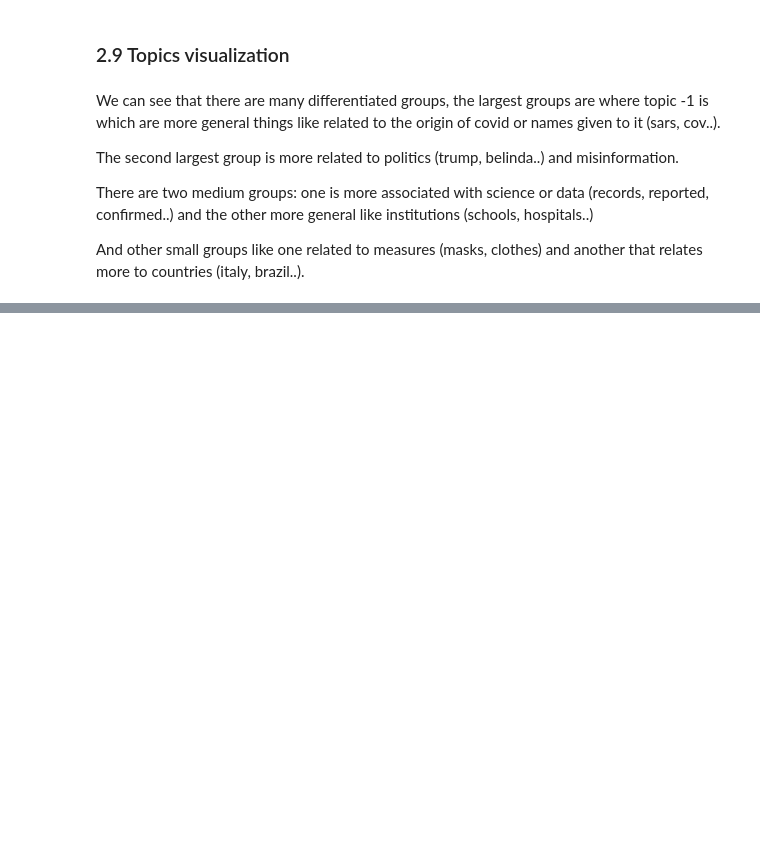
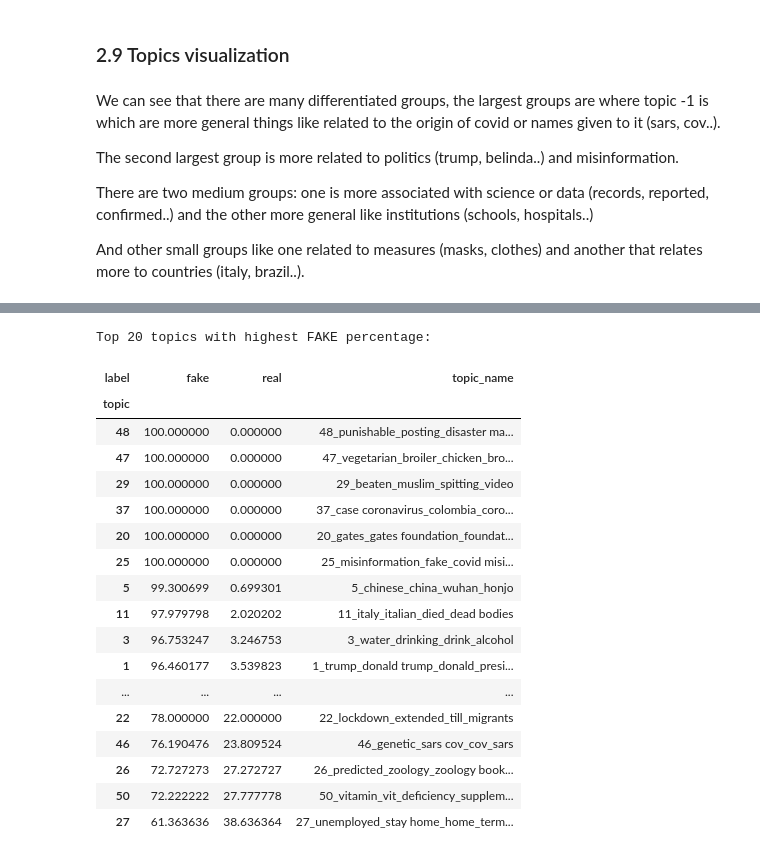
Before and after one commit to JavierPs287/MLTask2, a Jupyter notebook: COVID_Eda+NoInformado_ingles.ipynb, the cells around one changed output, grey strips where cells are left out. Drawn from its saved outputs; the diff is of its cells as text; code cells hidden in the pictures; blank space fills up the shorter version.

```diff
--- a/COVID_Eda+NoInformado_ingles.ipynb
+++ b/COVID_Eda+NoInformado_ingles.ipynb
@@ -580,0 +643,25 @@ And other small groups like one related to measures (masks, clothes) and another
+# %%
+# Top 20 most fake topics (last 20)
+top_fake = topic_sorted.tail(20)[['fake', 'real', 'topic_name']].sort_values('fake', ascending=False)
+print("Top 20 topics with highest FAKE percentage:\n")
+top_fake
+# %% [output]
+Top 20 topics with highest FAKE percentage:
+| label | fake | real | topic_name |
+| topic |  |  |  |
+| 48 | 100.000000 | 0.000000 | 48_punishable_posting_disaster ma... |
+| 47 | 100.000000 | 0.000000 | 47_vegetarian_broiler_chicken_bro... |
+| 29 | 100.000000 | 0.000000 | 29_beaten_muslim_spitting_video |
+| 37 | 100.000000 | 0.000000 | 37_case coronavirus_colombia_coro... |
+| 20 | 100.000000 | 0.000000 | 20_gates_gates foundation_foundat... |
+| 25 | 100.000000 | 0.000000 | 25_misinformation_fake_covid misi... |
+| 5 | 99.300699 | 0.699301 | 5_chinese_china_wuhan_honjo |
+| 11 | 97.979798 | 2.020202 | 11_italy_italian_died_dead bodies |
+| 3 | 96.753247 | 3.246753 | 3_water_drinking_drink_alcohol |
+| 1 | 96.460177 | 3.539823 | 1_trump_donald trump_donald_presi... |
+| ... | ... | ... | ... |
+| 22 | 78.000000 | 22.000000 | 22_lockdown_extended_till_migrants |
+| 46 | 76.190476 | 23.809524 | 46_genetic_sars cov_cov_sars |
+| 26 | 72.727273 | 27.272727 | 26_predicted_zoology_zoology book... |
+| 50 | 72.222222 | 27.777778 | 50_vitamin_vit_deficiency_supplem... |
+| 27 | 61.363636 | 38.636364 | 27_unemployed_stay home_home_term... |
```
Also changed, not shown: parts of 14 cells of this notebook.
